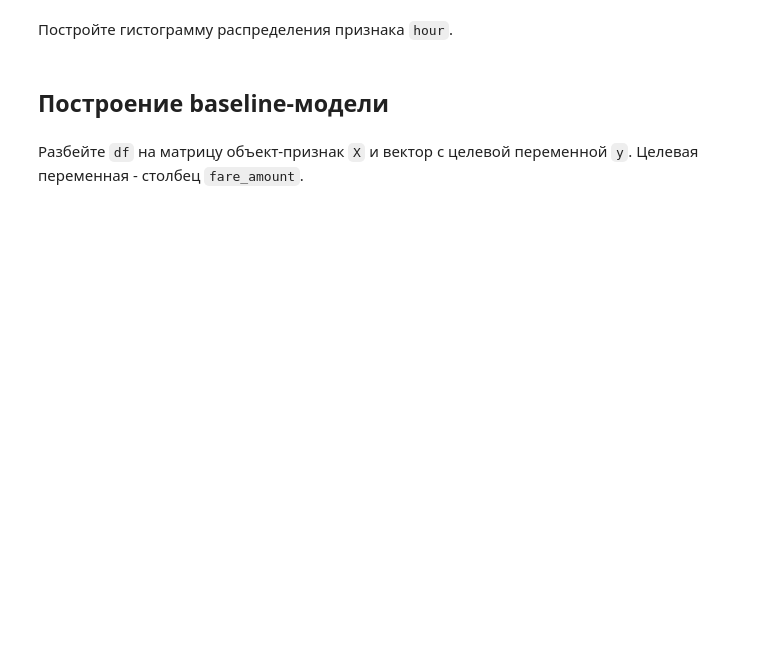
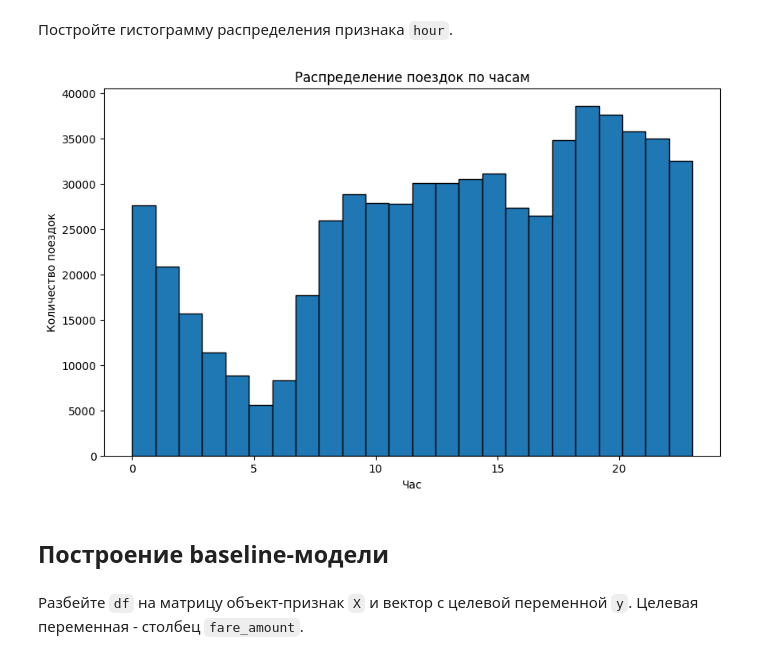
Before and after one commit to psaw/hse-ai24-ml, a Jupyter notebook: FinalProject_task.ipynb, the cells around one changed output. Cells and saved outputs as stored; diff of their text form; code cells hidden in the pictures; blank space fills up the shorter version.

```diff
--- a/FinalProject_task.ipynb
+++ b/FinalProject_task.ipynb
@@ -111,3 +238,13 @@ df.head()
+# %%
+# ваш код здесь
+plt.figure(figsize=(10, 6))
+plt.hist(df['hour'], bins=24, edgecolor='black')
+plt.xlabel('Час')
+plt.ylabel('Количество поездок')
+plt.title('Распределение поездок по часам')
+plt.show()
+# %% [output]
+[figure, added]
 # %% [markdown]
 ## Построение baseline-модели
 # %% [markdown]
```
Also changed, not shown: parts of 87 cells of this notebook.
